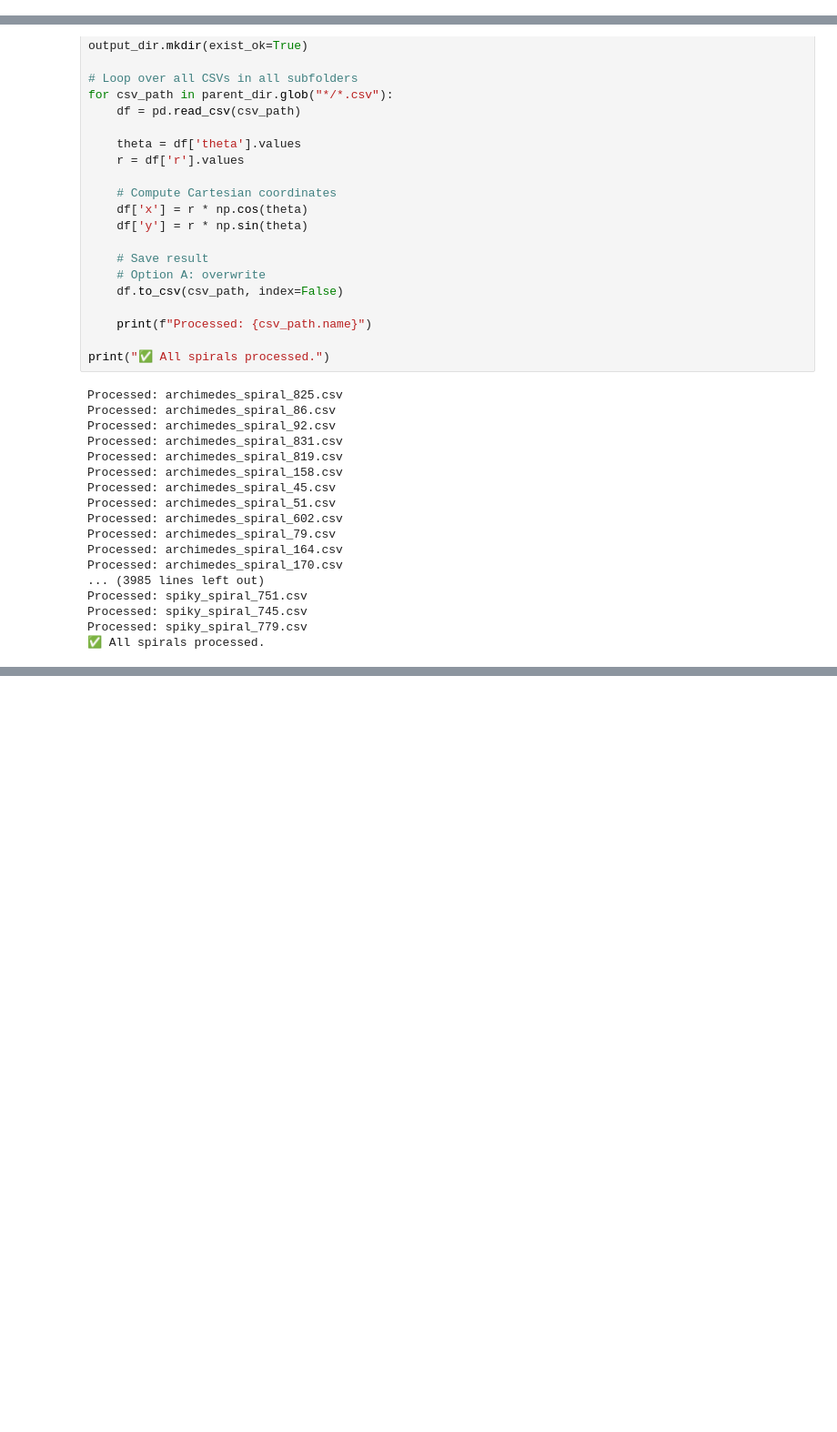
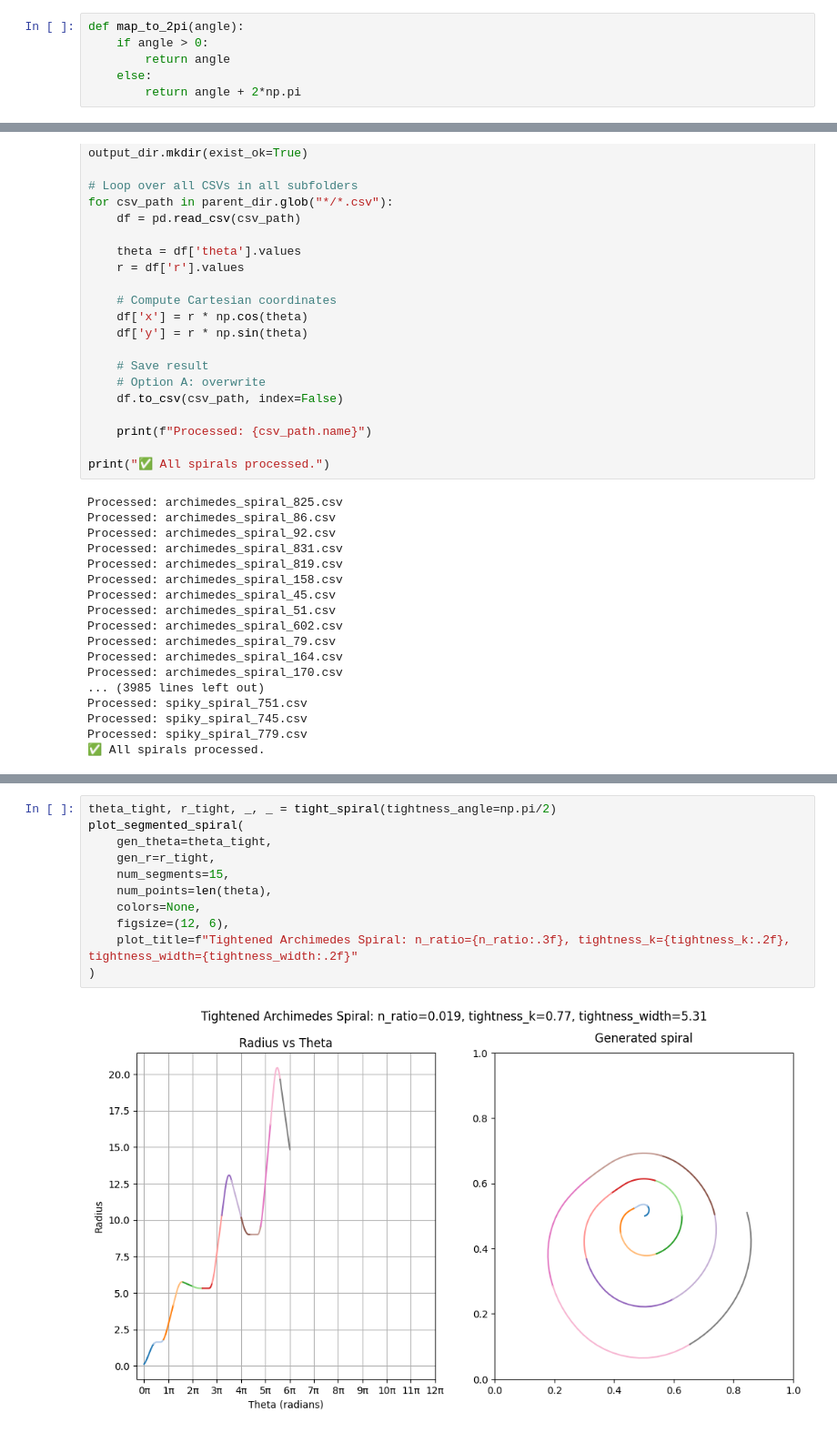
Before and after one commit to TheLegend442/drawing_spirals, a Jupyter notebook: synthetic_data.ipynb, the cells around one changed output, grey strips where cells are left out. Shown at 91% size. Saved outputs shown, nothing was run; the diff lists cells and outputs as text; blank space fills up the shorter version.

```diff
--- a/synthetic_data.ipynb
+++ b/synthetic_data.ipynb
@@ -511,0 +590,6 @@ plot_segmented_spiral(
+# %%
+def map_to_2pi(angle):
+    if angle > 0:
+        return angle
+    else:
+        return angle + 2*np.pi
@@ -942,0 +1288,13 @@ Processed: spiky_spiral_779.csv
+# %%
+theta_tight, r_tight, _, _ = tight_spiral(tightness_angle=np.pi/2)
+plot_segmented_spiral(
+    gen_theta=theta_tight,
+    gen_r=r_tight,
+    num_segments=15,
+    num_points=len(theta),
+    colors=None,
+    figsize=(12, 6),
+    plot_title=f"Tightened Archimedes Spiral: n_ratio={n_ratio:.3f}, tightness_k={tightness_k:.2f}, tightness_width={tightness_width:.2f}"
+)
+# %% [output]
+[figure, added]
```
Also changed, not shown: parts of 25 cells of this notebook, 12 other files.
